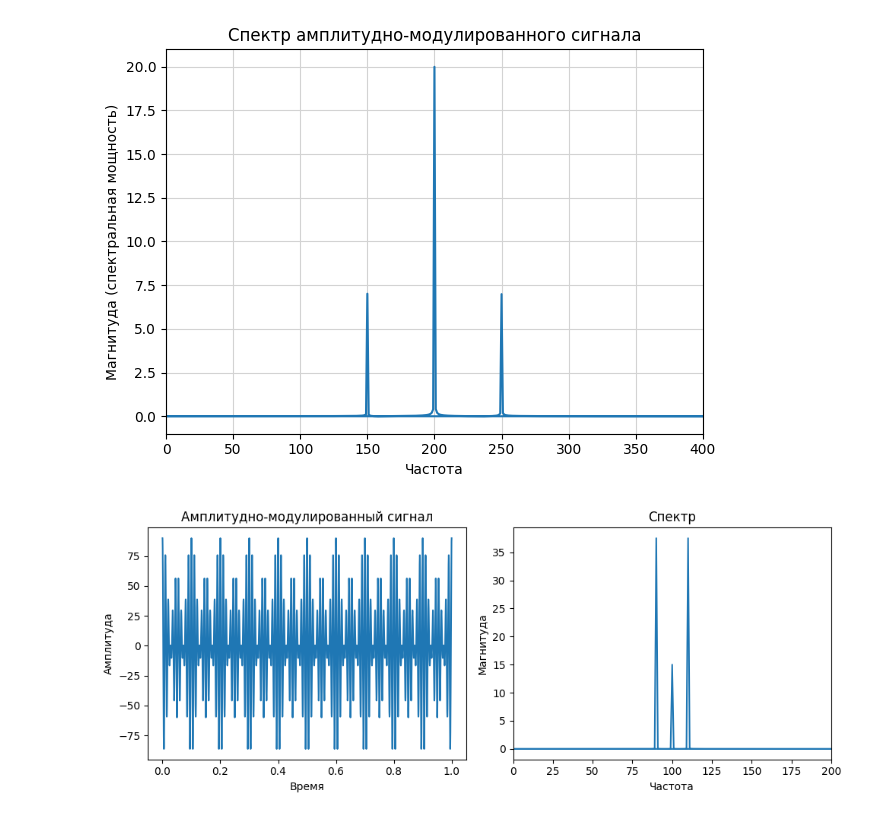
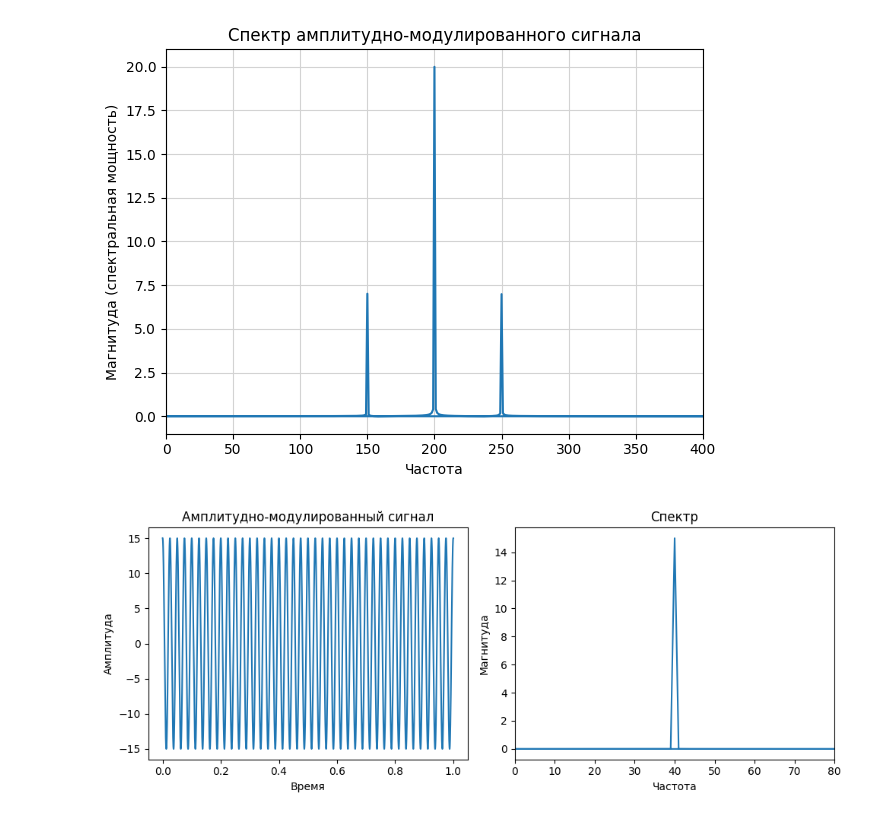
Before and after one commit to dmittrj/tzi, a Jupyter notebook: pr-3/pr-3-doc.ipynb, the cells around one changed output. Drawn from its saved outputs; the diff is of its cells as text; code cells hidden in the pictures.

```diff
--- a/pr-3/pr-3-doc.ipynb
+++ b/pr-3/pr-3-doc.ipynb
@@ -97,7 +97,7 @@ plt.show()
 # %% [output]
 [figure]
 # %%
-frequency_carrier = 100  # Частота несущего сигнала
+frequency_carrier = 40  # Частота несущего сигнала
 frequency_modulating = 10  # Частота модулирующего сигнала
 amplitude_carrier = 15  # Амплитуда несущего сигнала
 amplitude_modulating = 10  # Амплитуда модулирующего сигнала
@@ -110,33 +110,32 @@ time = np.linspace(0, 1, 100000)
 carrier = amplitude_carrier * np.cos(2 * np.pi * frequency_carrier * time)
 
 # Генерация модулирующего сигнала
 modulating = amplitude_modulating * np.cos(2 * np.pi * frequency_modulating * time)
 
 # Амплитудно-модулированный сигнал
-#modulated = (amplitude_carrier + modulation_index * modulating) * np.cos(2 * np.pi * frequency_carrier * time)
 modulated = (1 + modulation_index / amplitude_modulating * modulating) * carrier
 
 # Спектр амплитудно-модулированного сигнала
 spectrum = np.fft.fft(modulated) / len(modulated) * 2
 
 # Построение графиков
 plt.figure(figsize=(10, 4))
 
 plt.subplot(1, 2, 1)
 plt.plot(time, modulated)
 plt.xlabel('Время')
 plt.ylabel('Амплитуда')
 plt.title('Амплитудно-модулированный сигнал')
 
 plt.subplot(1, 2, 2)
 freq = np.fft.fftfreq(len(modulated), 1 / len(modulated))
 plt.plot(freq, np.abs(spectrum))
-plt.xlim(0, len(modulated) / 5 / len(time) * 1000)
+plt.xlim(0, frequency_carrier * 2)
 plt.xlabel('Частота')
 plt.ylabel('Магнитуда')
 plt.title('Спектр')
 
 plt.tight_layout()
 plt.show()
 # %% [output]
-[figure, old version]
+[figure, new version]
```
Also changed, not shown: parts of 1 cell of this notebook, 1 other file.
